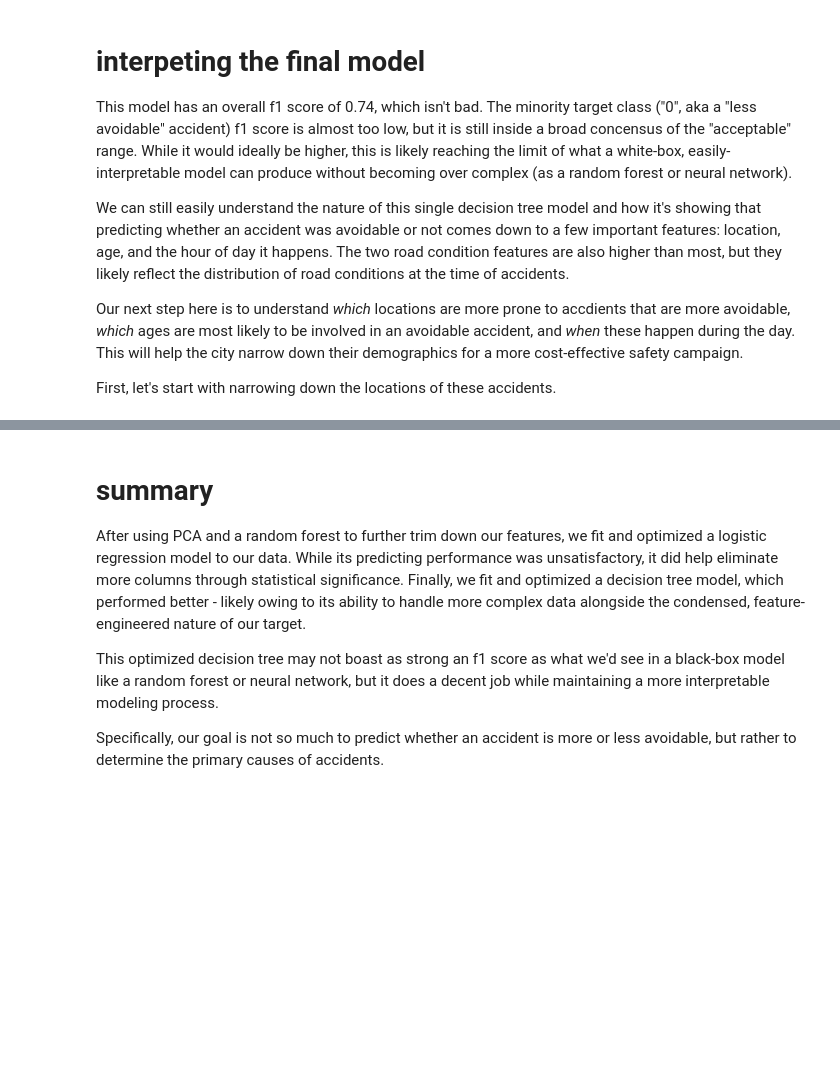
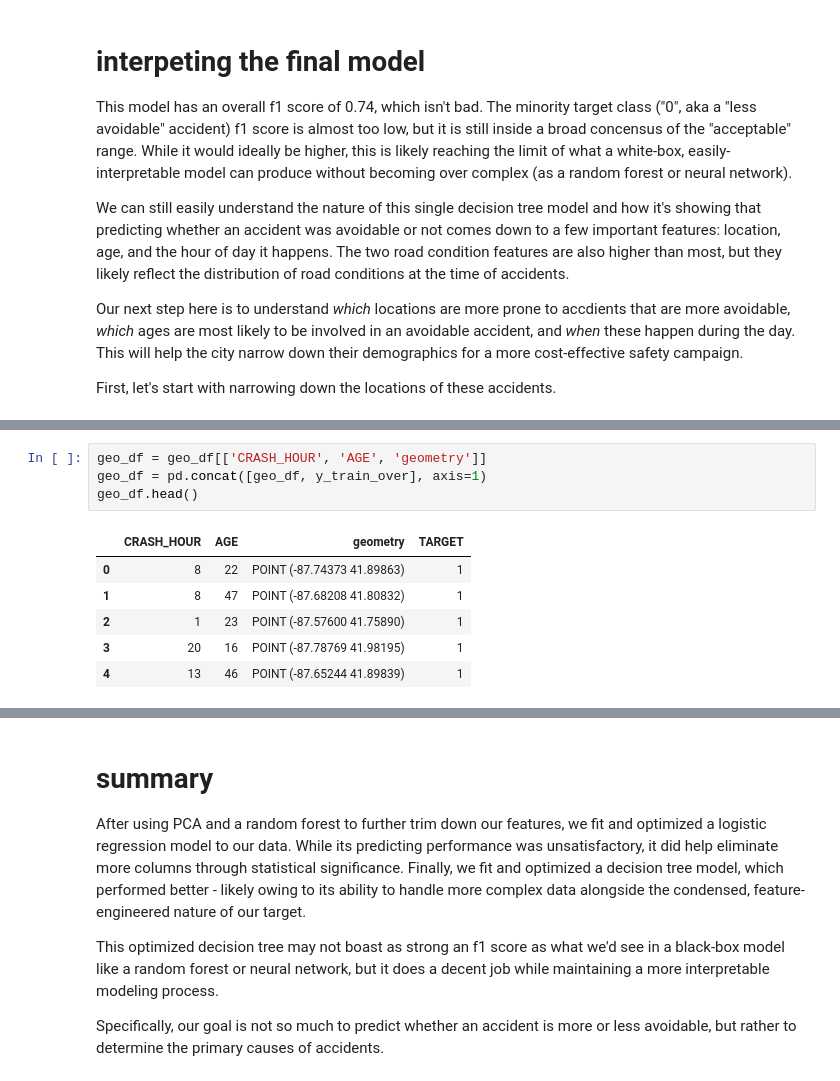
Before and after one commit to joeldmott/chicago_auto_accidents_project, a Jupyter notebook: project_notebook.ipynb, the cells around one changed output, grey strips where cells are left out. Cells and saved outputs as stored; diff of their text form; blank space fills up the shorter version.

```diff
--- a/project_notebook.ipynb
+++ b/project_notebook.ipynb
@@ -1665,0 +1643,11 @@ gpd.__version__
+# %%
+geo_df = geo_df[['CRASH_HOUR', 'AGE', 'geometry']]
+geo_df = pd.concat([geo_df, y_train_over], axis=1)
+geo_df.head()
+# %% [output]
+|  | CRASH_HOUR | AGE | geometry | TARGET |
+| 0 | 8 | 22 | POINT (-87.74373 41.89863) | 1 |
+| 1 | 8 | 47 | POINT (-87.68208 41.80832) | 1 |
+| 2 | 1 | 23 | POINT (-87.57600 41.75890) | 1 |
+| 3 | 20 | 16 | POINT (-87.78769 41.98195) | 1 |
+| 4 | 13 | 46 | POINT (-87.65244 41.89839) | 1 |
```
Also changed, not shown: parts of 14 cells of this notebook.
